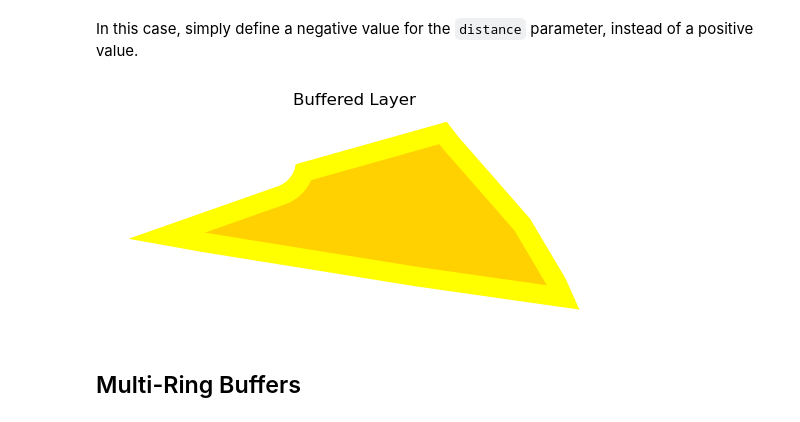
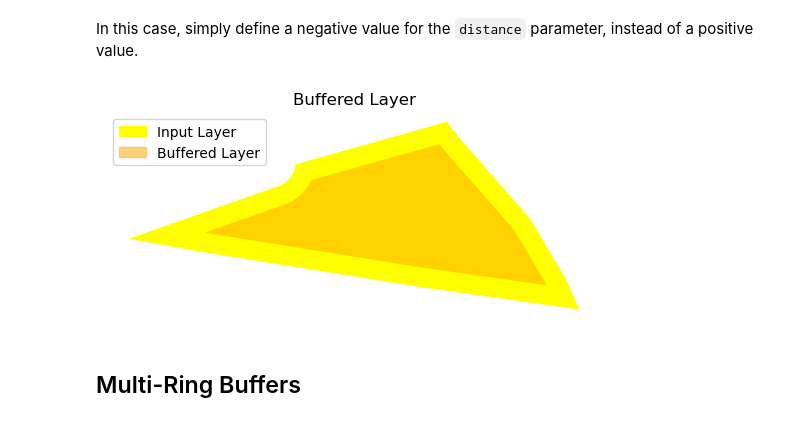
Before and after one commit to ioer-dresden/jupyter-book-nfdi4biodiversity, a Jupyter notebook: notebooks/310_buffering.ipynb, the cells around one changed output. Cells and saved outputs as stored; diff of their text form; code cells hidden in the pictures.

```diff
--- a/notebooks/310_buffering.ipynb
+++ b/notebooks/310_buffering.ipynb
@@ -177,10 +229,16 @@ copy_layer['geometry'] = copy_layer['geometry'].buffer(distance= -4)
 # %%
 ax = First_layer.plot(color='yellow', alpha=1)
 copy_layer.plot(ax=ax, color='orange', alpha=0.5)
+
+input_patch = mpatches.Patch(color='yellow', label='Input Layer')
+buffer_patch = mpatches.Patch(color='orange', alpha=0.5, label='Buffered Layer')
+
+ax.legend(handles=[input_patch, buffer_patch], loc='upper left')
+
 ax.set_title("Buffered Layer")
 ax.set_axis_off()
 # %% [output]
-[figure, old version]
+[figure, new version]
 # %% [markdown]
 ## Multi-Ring Buffers
 # %% [markdown]
```
Also changed, not shown: parts of 31 cells of this notebook, 3 other files.
